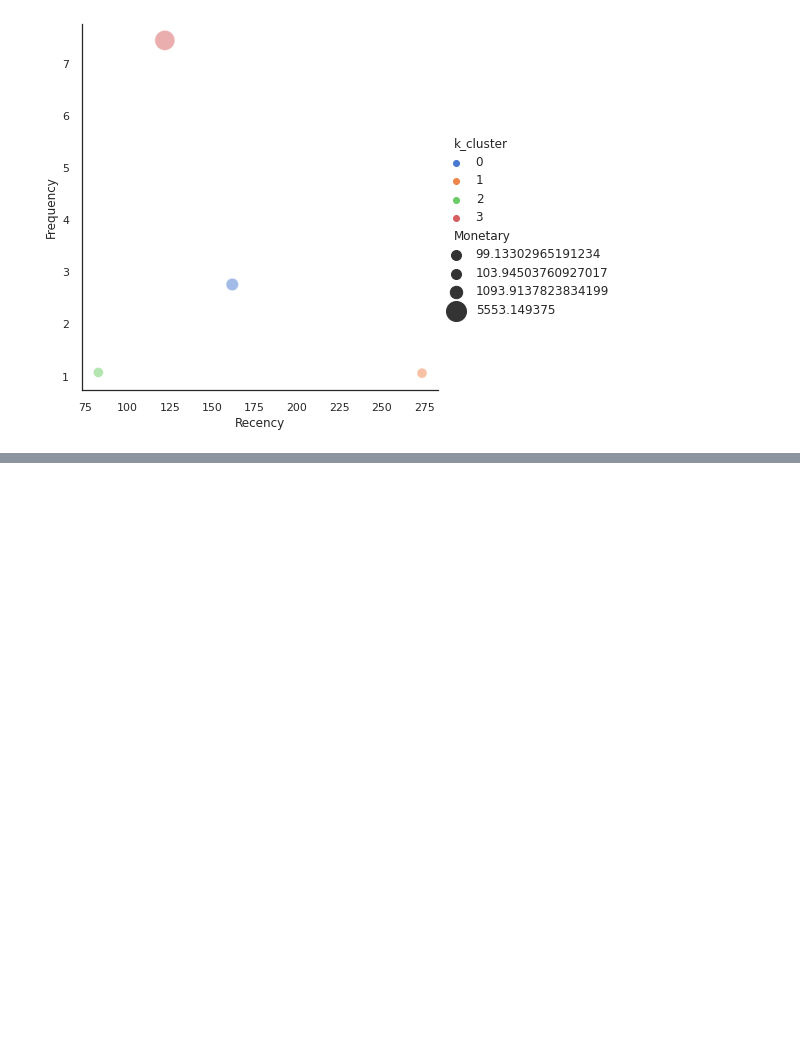
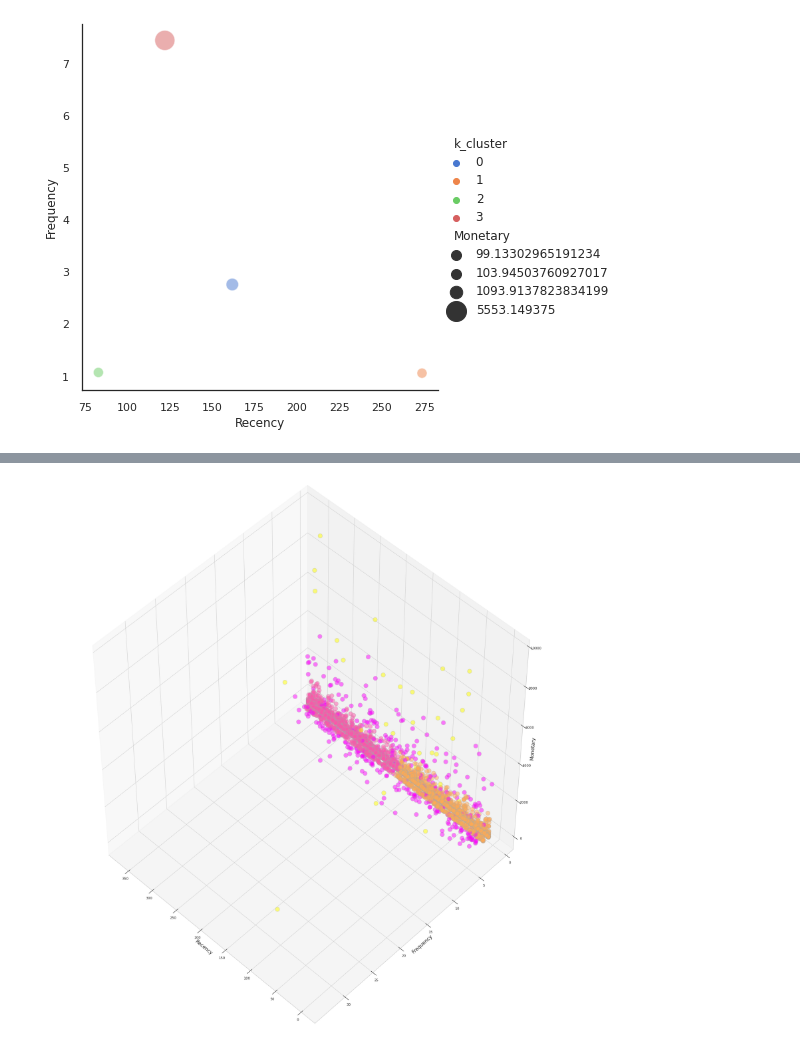
Before and after one commit to lirui720/Google_E_Commerce_RFM_model, a Jupyter notebook: RFM_Model.ipynb, the cells around one changed output, grey strips where cells are left out. Drawn from its saved outputs; the diff is of its cells as text; code cells hidden in the pictures; blank space fills up the shorter version.

```diff
--- a/RFM_Model.ipynb
+++ b/RFM_Model.ipynb
@@ -365,0 +375,22 @@ sns.relplot(x="Recency", y="Frequency",hue="k_cluster", size="Monetary",
+# %%
+import matplotlib.pyplot as plt
+plt.rcParams["figure.figsize"]=(25,25)
+fig = plt.figure(1)
+plt.clf()
+ax= Axes3D(fig,
+           rect=[0,0,.95,1],
+           elev=48,
+           azim=134)
+plt.cla()
+ax.scatter(clusters_scaled['Recency'],clusters_scaled['Frequency'],clusters_scaled['Monetary'],c=clusters_scaled['cluster_pred'],
+           s=200,cmap='spring',
+           alpha=0.5,
+           edgecolor='darkgrey')
+ax.set_xlabel('Recency',fontsize=16)
+ax.set_ylabel('Frequency',fontsize=16)
+ax.set_zlabel('Monetary',fontsize=16)
+
+
+plt.show()
+# %% [output]
+[figure, added]
```
Also changed, not shown: parts of 1 cell of this notebook.
